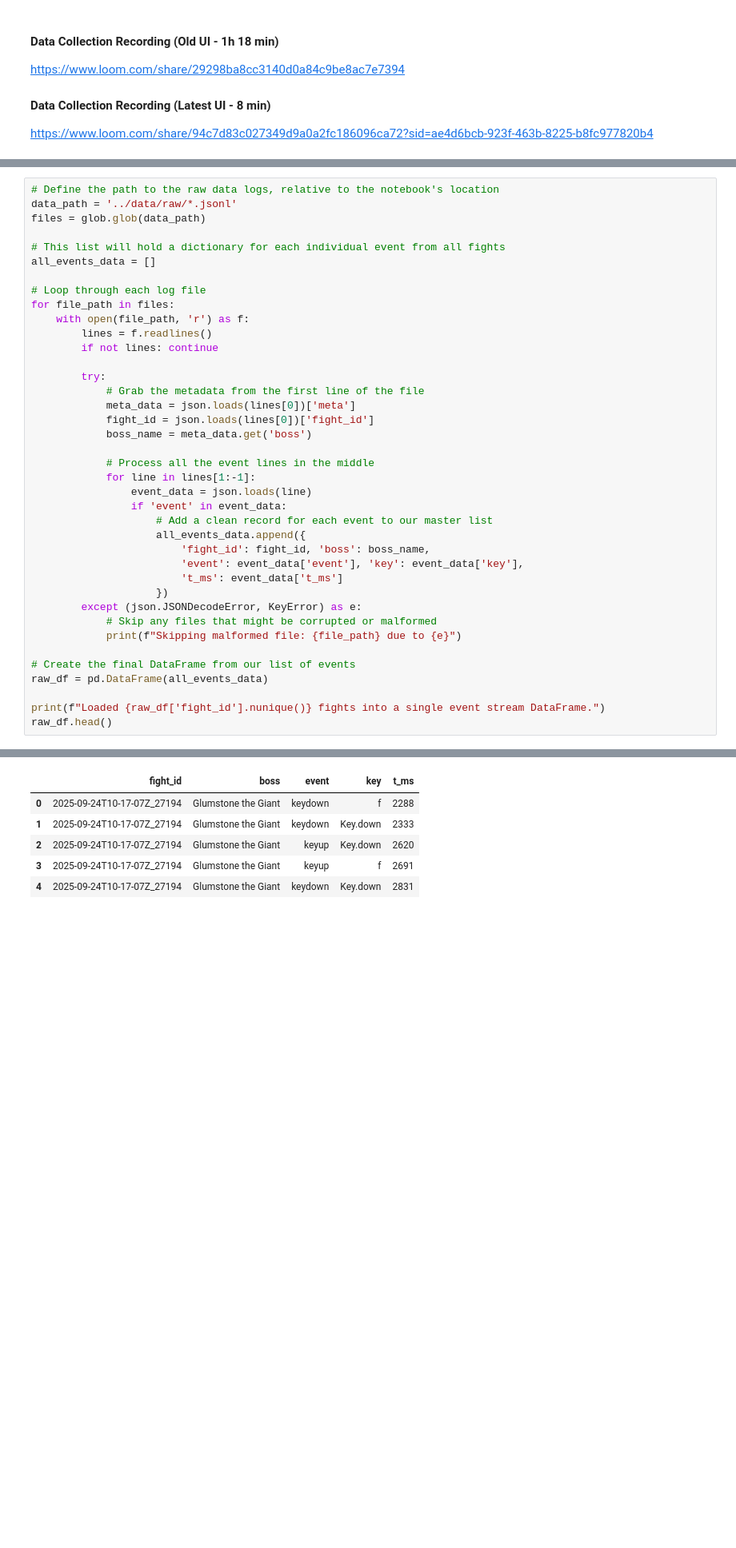
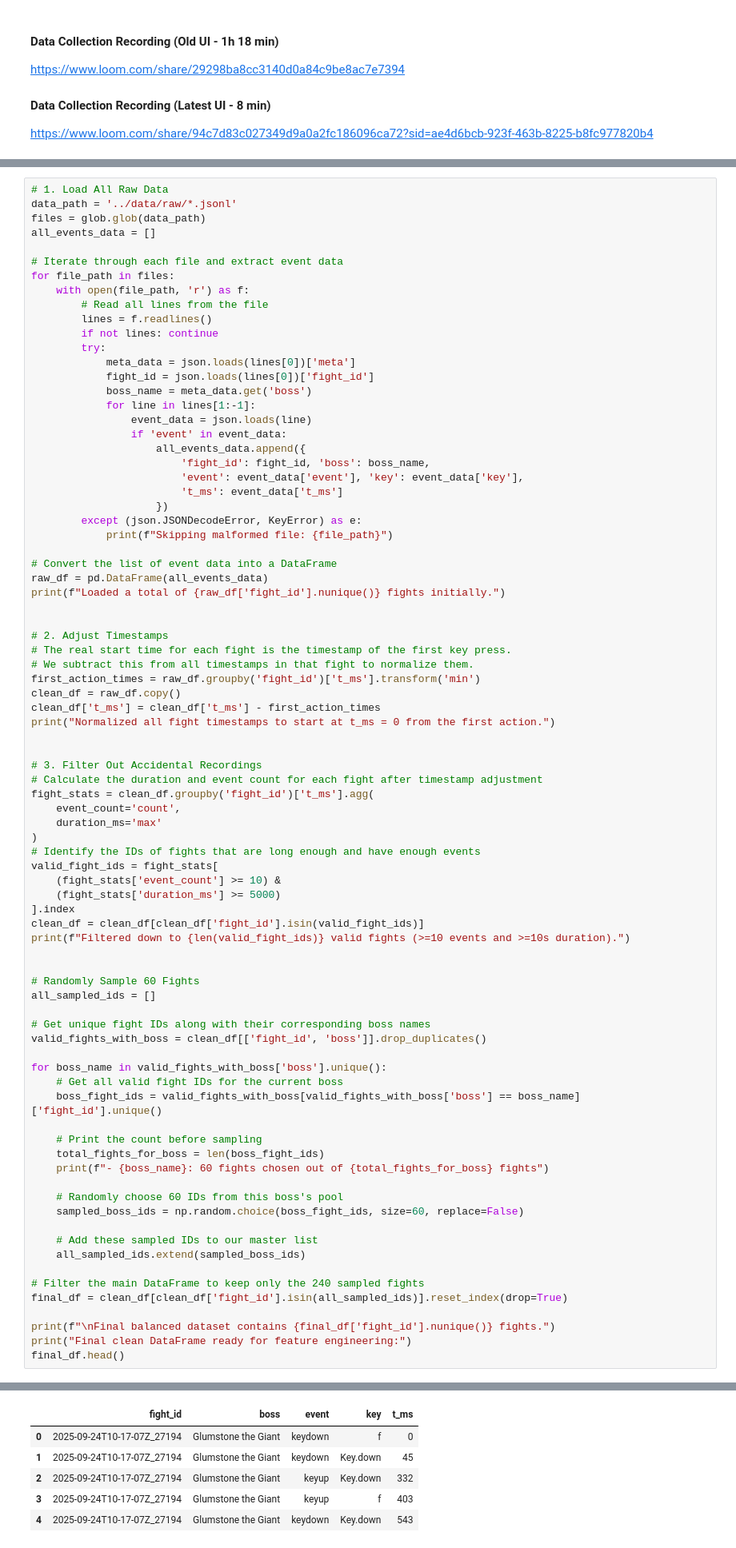
Before and after one commit to ddanakim0304/CS156-Assignment-1, a Jupyter notebook: Assignment/assignment1.ipynb, the cells around one changed output, grey strips where cells are left out. Shown at 80% size. Saved outputs shown, nothing was run; the diff lists cells and outputs as text; blank space fills up the shorter version.

```diff
--- a/Assignment/assignment1.ipynb
+++ b/Assignment/assignment1.ipynb
@@ -68,40 +67,83 @@ from sklearn.metrics import accuracy_score, classification_report, ConfusionMatr
 # %%
-# Define the path to the raw data logs, relative to the notebook's location
+# 1. Load All Raw Data
 data_path = '../data/raw/*.jsonl'
 files = glob.glob(data_path)
-
-# This list will hold a dictionary for each individual event from all fights
 all_events_data = []
 
-# Loop through each log file
+# Iterate through each file and extract event data
 for file_path in files:
     with open(file_path, 'r') as f:
+        # Read all lines from the file
         lines = f.readlines()
         if not lines: continue
-
         try:
-            # Grab the metadata from the first line of the file
             meta_data = json.loads(lines[0])['meta']
             fight_id = json.loads(lines[0])['fight_id']
             boss_name = meta_data.get('boss')
-
-            # Process all the event lines in the middle
             for line in lines[1:-1]:
                 event_data = json.loads(line)
                 if 'event' in event_data:
-                    # Add a clean record for each event to our master list
                     all_events_data.append({
                         'fight_id': fight_id, 'boss': boss_name,
                         'event': event_data['event'], 'key': event_data['key'],
                         't_ms': event_data['t_ms']
                     })
         except (json.JSONDecodeError, KeyError) as e:
-            # Skip any files that might be corrupted or malformed
-            print(f"Skipping malformed file: {file_path} due to {e}")
+            print(f"Skipping malformed file: {file_path}")
 
-# Create the final DataFrame from our list of events
+# Convert the list of event data into a DataFrame
 raw_df = pd.DataFrame(all_events_data)
+print(f"Loaded a total of {raw_df['fight_id'].nunique()} fights initially.")
 
-print(f"Loaded {raw_df['fight_id'].nunique()} fights into a single event stream DataFrame.")
-raw_df.head()
+
+# 2. Adjust Timestamps
+# The real start time for each fight is the timestamp of the first key press.
+# We subtract this from all timestamps in that fight to normalize them.
+first_action_times = raw_df.groupby('fight_id')['t_ms'].transform('min')
+clean_df = raw_df.copy()
+clean_df['t_ms'] = clean_df['t_ms'] - first_action_times
+print("Normalized all fight timestamps to start at t_ms = 0 from the first action.")
+
+
+# 3. Filter Out Accidental Recordings
+# Calculate the duration and event count for each fight after timestamp adjustment
+fight_stats = clean_df.groupby('fight_id')['t_ms'].agg(
+    event_count='count',
+    duration_ms='max'
+)
+# Identify the IDs of fights that are long enough and have enough events
+valid_fight_ids = fight_stats[
+    (fight_stats['event_count'] >= 10) &
+    (fight_stats['duration_ms'] >= 5000)
+].index
+clean_df = clean_df[clean_df['fight_id'].isin(valid_fight_ids)]
+print(f"Filtered down to {len(valid_fight_ids)} valid fights (>=10 events and >=10s duration).")
+
+
+# Randomly Sample 60 Fights
+all_sampled_ids = []
+
+# Get unique fight IDs along with their corresponding boss names
+valid_fights_with_boss = clean_df[['fight_id', 'boss']].drop_duplicates()
+
+for boss_name in valid_fights_with_boss['boss'].unique():
+    # Get all valid fight IDs for the current boss
+    boss_fight_ids = valid_fights_with_boss[valid_fights_with_boss['boss'] == boss_name]['fight_id'].unique()
+
+    # Print the count before sampling
+    total_fights_for_boss = len(boss_fight_ids)
+    print(f"- {boss_name}: 60 fights chosen out of {total_fights_for_boss} fights")
+
+    # Randomly choose 60 IDs from this boss's pool
+    sampled_boss_ids = np.random.choice(boss_fight_ids, size=60, replace=False)
+
+    # Add these sampled IDs to our master list
+    all_sampled_ids.extend(sampled_boss_ids)
+
+# Filter the main DataFrame to keep only the 240 sampled fights
+final_df = clean_df[clean_df['fight_id'].isin(all_sampled_ids)].reset_index(drop=True)
+
+print(f"\nFinal balanced dataset contains {final_df['fight_id'].nunique()} fights.")
+print("Final clean DataFrame ready for feature engineering:")
+final_df.head()
 # %% [output]
@@ -109,6 +160,6 @@ Loaded 257 fights into a single event stream DataFrame.
 |  | fight_id | boss | event | key | t_ms |
-| 0 | 2025-09-24T10-17-07Z_27194 | Glumstone the Giant | keydown | f | 2288 |
-| 1 | 2025-09-24T10-17-07Z_27194 | Glumstone the Giant | keydown | Key.down | 2333 |
-| 2 | 2025-09-24T10-17-07Z_27194 | Glumstone the Giant | keyup | Key.down | 2620 |
-| 3 | 2025-09-24T10-17-07Z_27194 | Glumstone the Giant | keyup | f | 2691 |
-| 4 | 2025-09-24T10-17-07Z_27194 | Glumstone the Giant | keydown | Key.down | 2831 |
+| 0 | 2025-09-24T10-17-07Z_27194 | Glumstone the Giant | keydown | f | 0 |
+| 1 | 2025-09-24T10-17-07Z_27194 | Glumstone the Giant | keydown | Key.down | 45 |
+| 2 | 2025-09-24T10-17-07Z_27194 | Glumstone the Giant | keyup | Key.down | 332 |
+| 3 | 2025-09-24T10-17-07Z_27194 | Glumstone the Giant | keyup | f | 403 |
+| 4 | 2025-09-24T10-17-07Z_27194 | Glumstone the Giant | keydown | Key.down | 543 |
```
Also changed, not shown: parts of 20 cells of this notebook, 1 other file.
